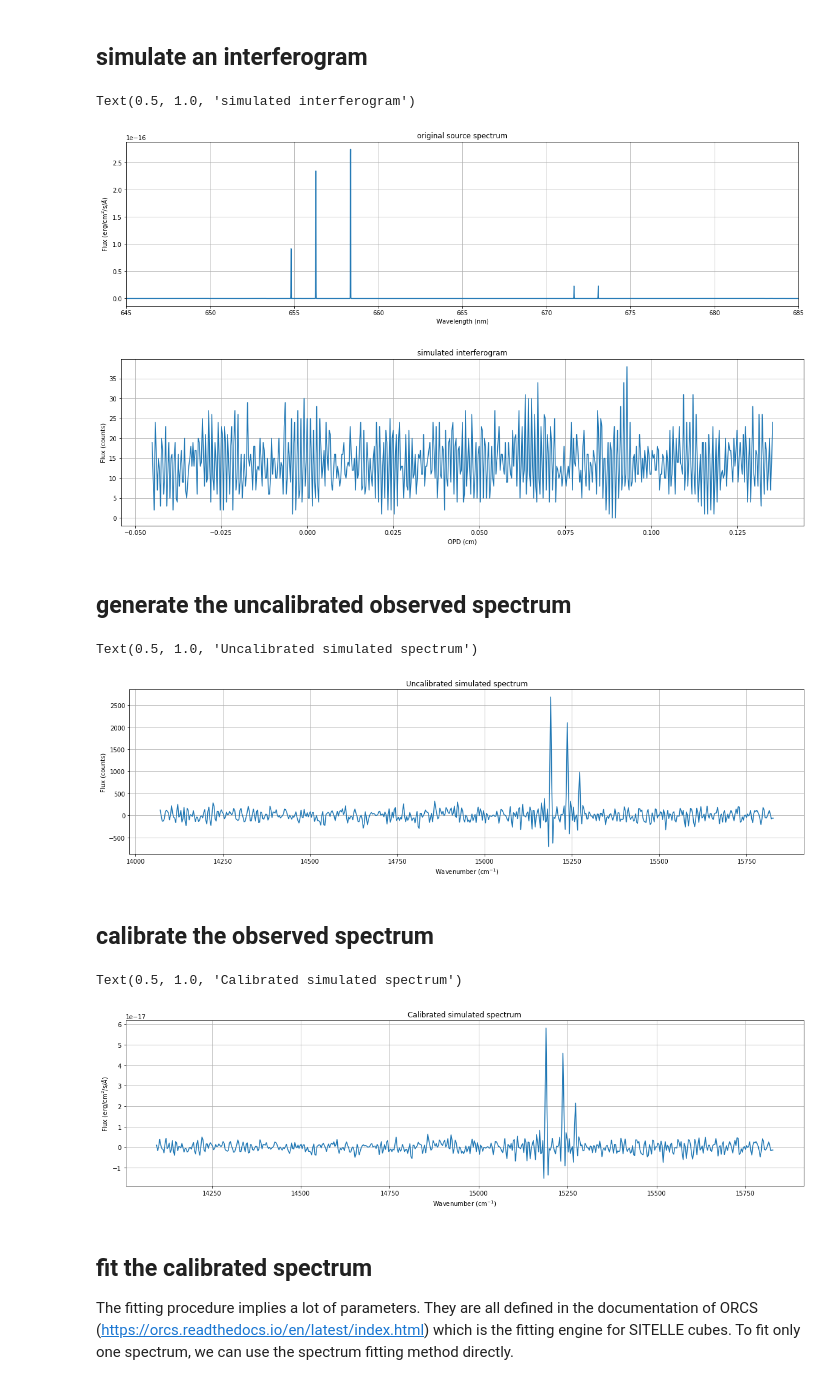
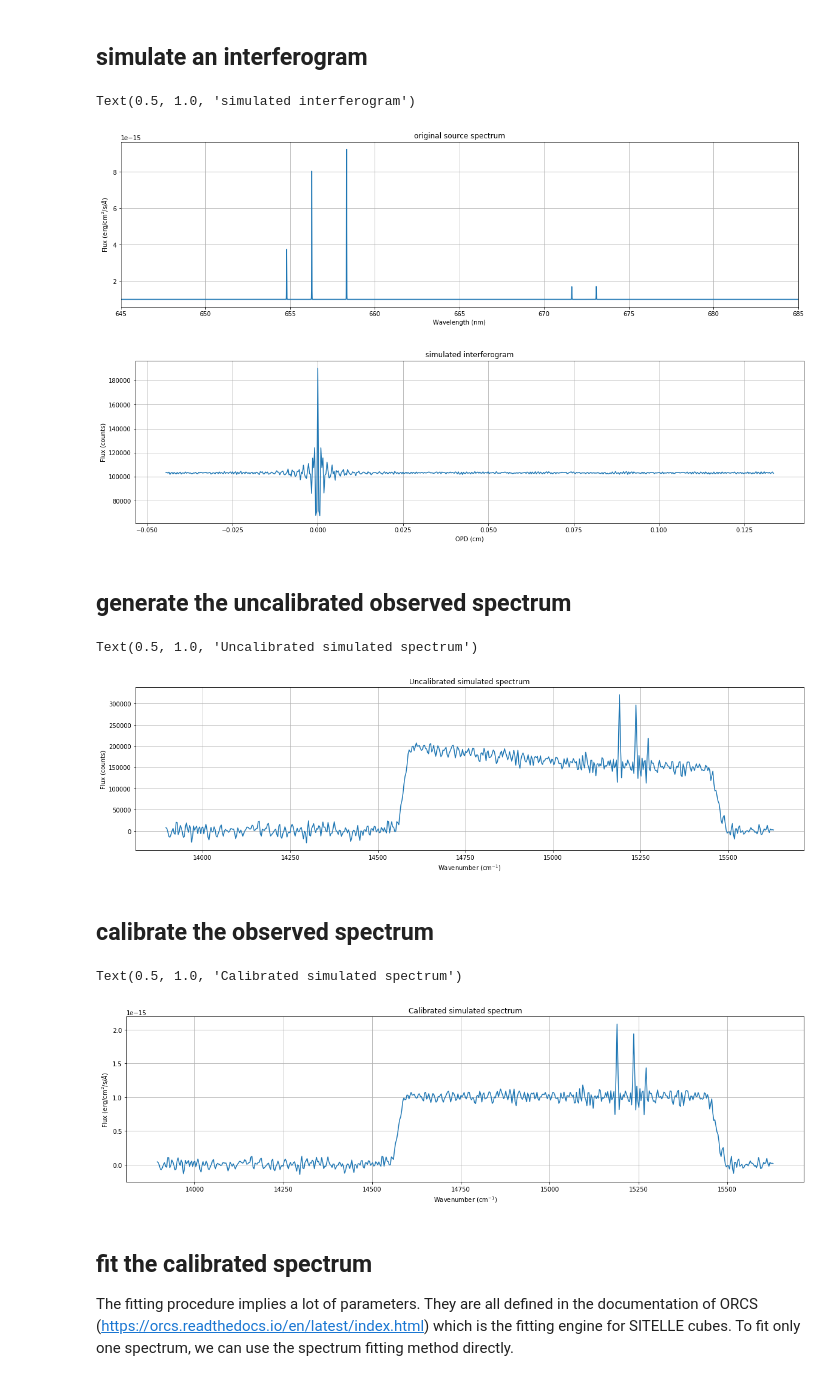
Before and after one commit to thomasorb/orb, a Jupyter notebook: docs/examples/simu.ipynb, the cells around one changed output. Saved outputs shown, nothing was run; the diff lists cells and outputs as text; code cells hidden in the pictures.

Commit message:
sim.py: computed interferogram is now compensated for the energy lost in the imaginary par / interferogram bsaeline is now computed from the unmodulated spectral flux / example updated

```diff
--- a/docs/examples/simu.ipynb
+++ b/docs/examples/simu.ipynb
@@ -49,7 +48,7 @@ sky_spectrum.plot()
 [figure]
 # %%
 # create the final spectrum in erg/cm2/s/A
-source_spectrum = (sky_spectrum.data + hii_spectrum.data) * .5e-17 + 0.e-15
+source_spectrum = (sky_spectrum.data + hii_spectrum.data) * 7e-18 + 1.e-18
 # %% [markdown]
 ## simulate an interferogram
 # %%
@@ -63,31 +62,29 @@ params = {
 }
 # %%
 # instantiate a SourceSpectrum object which is the simulation class
-reload(orb.sim)
 source_spectrum = orb.sim.SourceSpectrum(source_spectrum, axis, params)
-
 pl.figure(figsize=(20,5))
 source_spectrum.plot()
 pl.xlabel('Wavelength (nm)')
 pl.ylabel(r'Flux (erg/cm$^2$/s/$\AA$)')
 pl.xlim((645,685))
 #pl.ylim((0,1.5e-16))
 pl.grid()
 pl.title('original source spectrum')
 
 # simulate an interferogram
-interf = source_spectrum.get_interferogram(theta=15)
+interf = source_spectrum.get_interferogram(theta=12)
 
 pl.figure(figsize=(20,5))
 interf.plot()
 pl.xlabel('OPD (cm)')
 pl.ylabel('Flux (counts)')
 pl.grid()
 pl.title('simulated interferogram')
 # %% [output]
 Text(0.5, 1.0, 'simulated interferogram')
-[figure, old version]
+[figure, new version]
-[figure, old version]
+[figure, new version]
 # %% [markdown]
 ## generate the uncalibrated observed spectrum
 # %%
@@ -101,14 +98,14 @@ pl.grid()
 pl.title('Uncalibrated simulated spectrum')
 # %% [output]
 Text(0.5, 1.0, 'Uncalibrated simulated spectrum')
-[figure, old version]
+[figure, new version]
 # %% [markdown]
 ## calibrate the observed spectrum
 # %%
 # compute the calibration function
 photom = orb.photometry.Photometry(params['filter_name'], 0, airmass=params['airmass'])
 calibrated_spectrum = observed_spectrum.copy()
-flambda = photom.compute_flambda(modulated=True)
+flambda = photom.compute_flambda(observed_spectrum.axis, modulated=True)
 # apply the calibration (spectrum must be converted to counts/s)
 calibrated_spectrum.data /= params['step_nb'] * params['exposure_time']
 calibrated_spectrum = calibrated_spectrum.math('multiply', flambda)
@@ -124,7 +121,7 @@ pl.grid()
 pl.title('Calibrated simulated spectrum')
 # %% [output]
 Text(0.5, 1.0, 'Calibrated simulated spectrum')
-[figure, old version]
+[figure, new version]
 # %% [markdown]
 ## fit the calibrated spectrum
 
```
Also changed, not shown: parts of 7 cells of this notebook, 6 other files.
